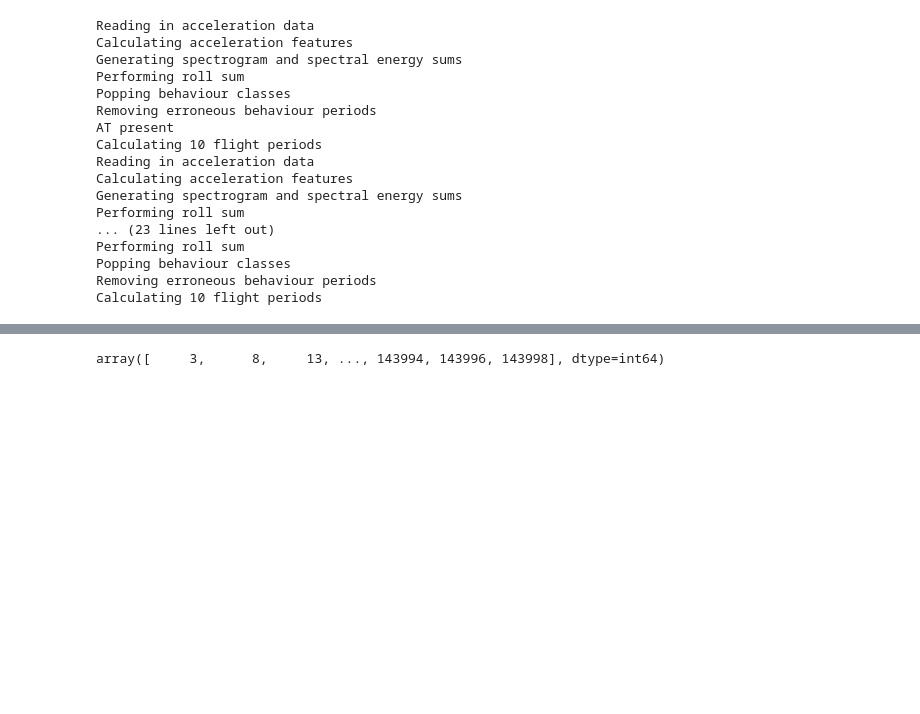
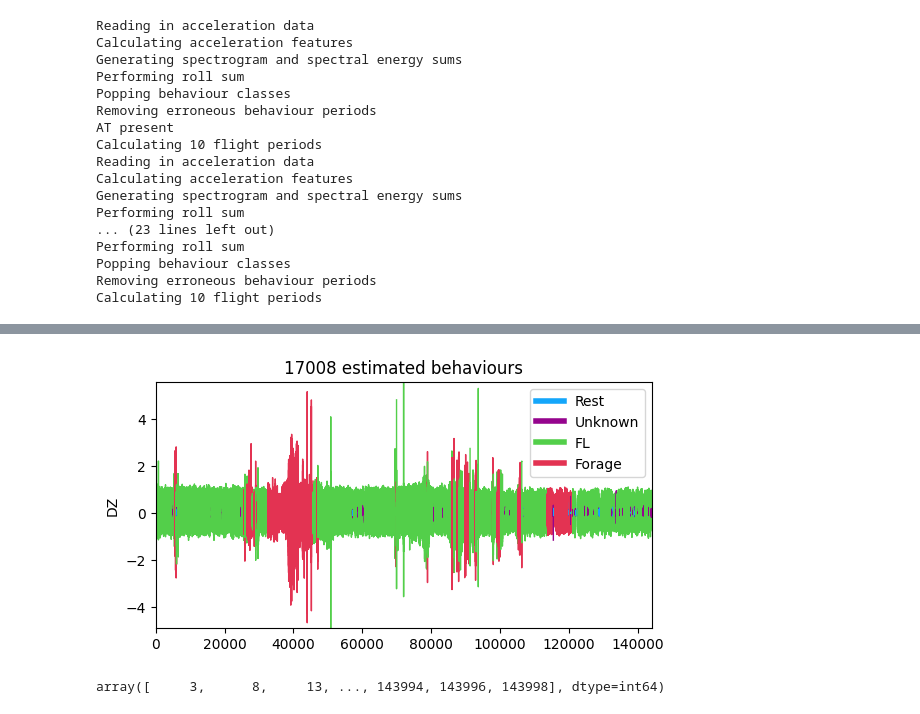
Before and after one commit to takujinonda/BiPAnalysisCodeShare, a Jupyter notebook: forage_detect/DVLexplanation.ipynb, the cells around one changed output, grey strips where cells are left out. Saved outputs shown, nothing was run; the diff lists cells and outputs as text; code cells hidden in the pictures; blank space fills up the shorter version.

```diff
--- a/forage_detect/DVLexplanation.ipynb
+++ b/forage_detect/DVLexplanation.ipynb
@@ -133,0 +335,12 @@ Calculating 10 flight periods
+# %%
+dvls = [birdTag(**{
+    'filepath': fname,
+    'tag_type': 'dvl',
+    'tagname': tags[i]['name'],
+    'accfs': 20,
+    'long_acc_name': ['Y','Z','X'],
+    'gps_fixes_per_minute': None,
+    'accStart': tags[i]['accSt'],
+    'vidStart': tags[i]['vidSt']
+    }) for i,fname in enumerate(accFiles)
+    ]
@@ -133,0 +394,24 @@ Calculating 10 flight periods
+# %%
+for x in dvls:
+    print(f'Reading in {x.tagname} acc data...')
+    x.readin(vidOnlyPeriod=True)
+    print(f'Reading in {x.tagname} behaviours...')
+    x.readBeh(behav_class_loc)
+    print(f'Upsampling behaviour data...')
+    x.upsample_behaviours()
+    print('Calculating flight estimated periods...')
+    x.flight_est(numPoints=10,removeErr=True)
+    print('Calculating flapping periods')
+    x.flapping()
+    print('Calculateing flight pitch thresholds')
+    x.calculate_thresholds()
+    print(f"Tag {x.tagname} read in and analysis completed\n-------------------\n")
+
+# calculate pitch differences for all tags
+medianPitchChanges = []
+for x in dvls:
+    medianPitchChanges.append(x.calculate_thresholds())
+from statistics import median
+toEx = median(medianPitchChanges)
+
+print("Ready to run behaviour detection")
@@ -134,3 +440,10 @@ Calculating 10 flight periods
+# %%
+dvls[0].beh_detect(toEx=toEx)
+cols = [[0.325, 0.812, 0.29],[0.89, 0.2, 0.322],
+    [0.078, 0.651, 0.98],[0.585,0.016,0.553]]
+dvls[0].plot_acc_behaviours('DZ',cols=cols)
+# %% [output]
+[figure, added]
 # %%
 # signal = tagData['18017']['acc'].Z
 # fs=20
```
Also changed, not shown: parts of 46 cells of this notebook.
